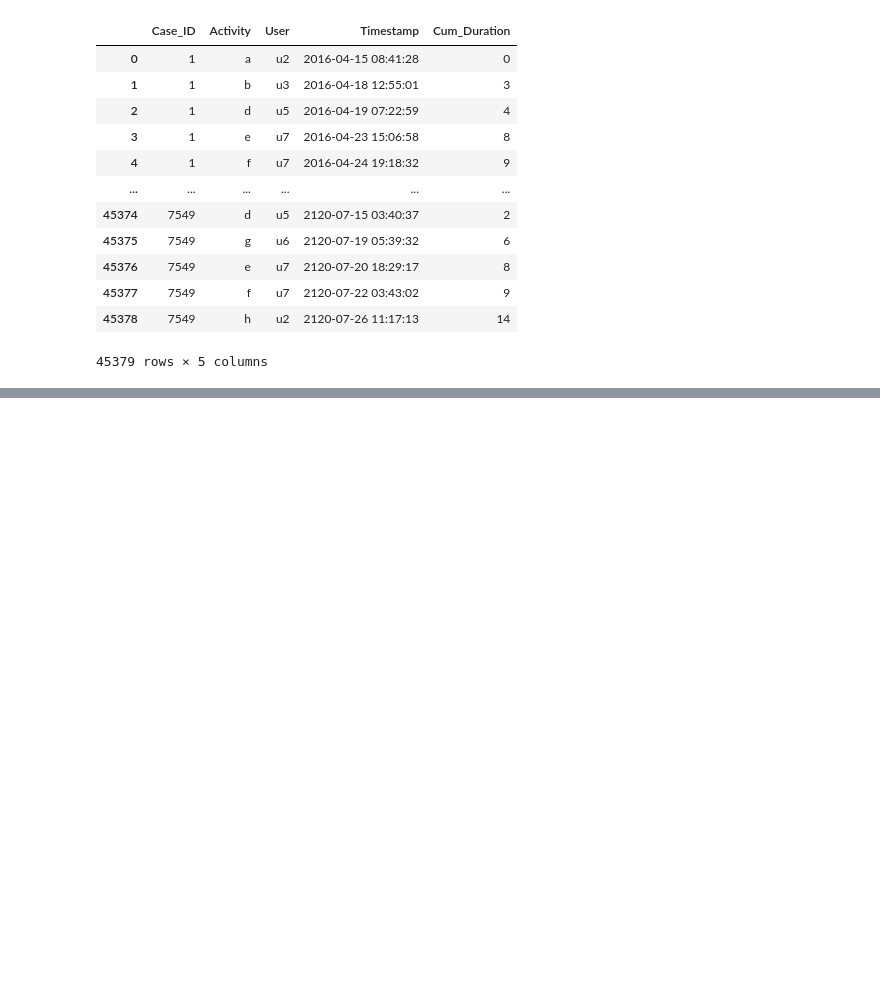
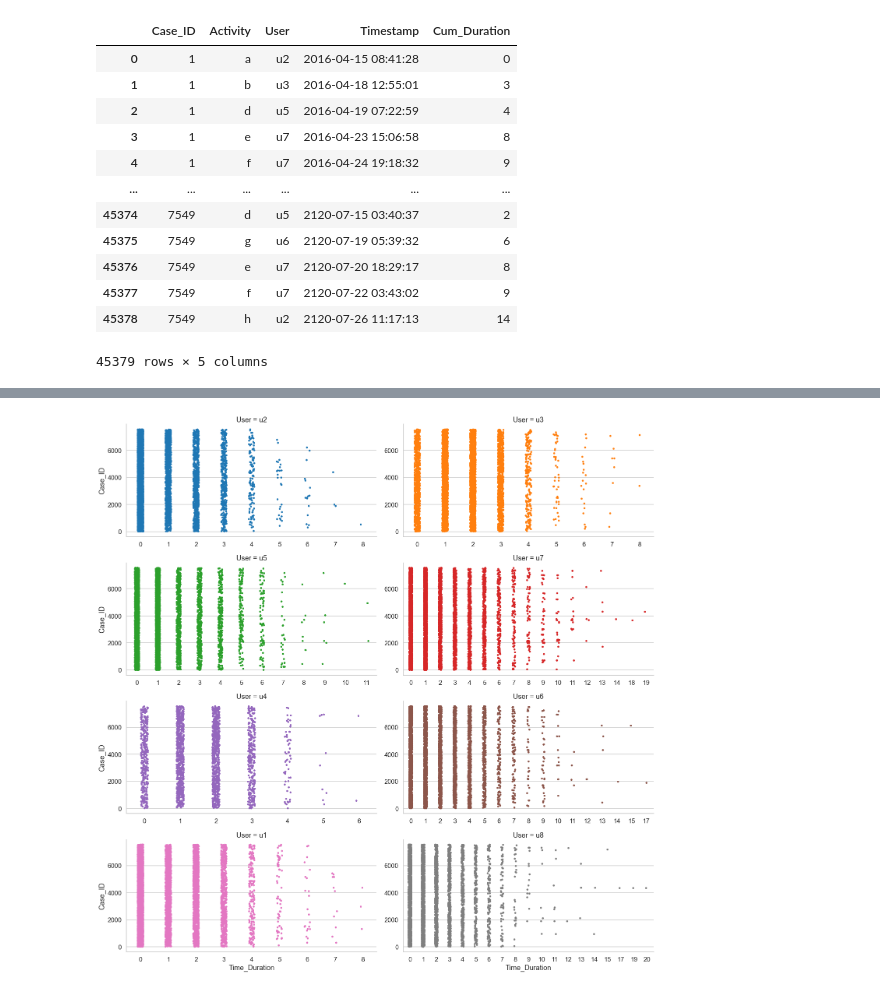
Before and after one commit to nkwachiabel/Process-Mining-A-Primer, a Jupyter notebook: Process Mining 3.ipynb, the cells around one changed output, grey strips where cells are left out. Saved outputs shown, nothing was run; the diff lists cells and outputs as text; code cells hidden in the pictures; blank space fills up the shorter version.

```diff
--- a/Process Mining 3.ipynb
+++ b/Process Mining 3.ipynb
@@ -809,0 +808,10 @@ AttributeError: 'AxesSubplot' object has no attribute 'savefig'
+# %%
+hist_users = df_node.copy()
+hist_users['Time_Duration'] = hist_users.groupby(['Case_ID'])['Timestamp'].transform(lambda x: x.diff())
+hist_users['Time_Duration'] = hist_users['Time_Duration'].astype('timedelta64[D]').astype('Int64')
+hist_users['Time_Duration'] = hist_users['Time_Duration'].fillna(0)
+# hist2
+
+fig = sns.catplot(x='Time_Duration',y='Case_ID', data = hist_users, col='User', sharex=False, sharey=False, col_wrap=2,hue='User', height=5, aspect=2 )
+# %% [output]
+[figure, added]
```
Also changed, not shown: parts of 5 cells of this notebook.
